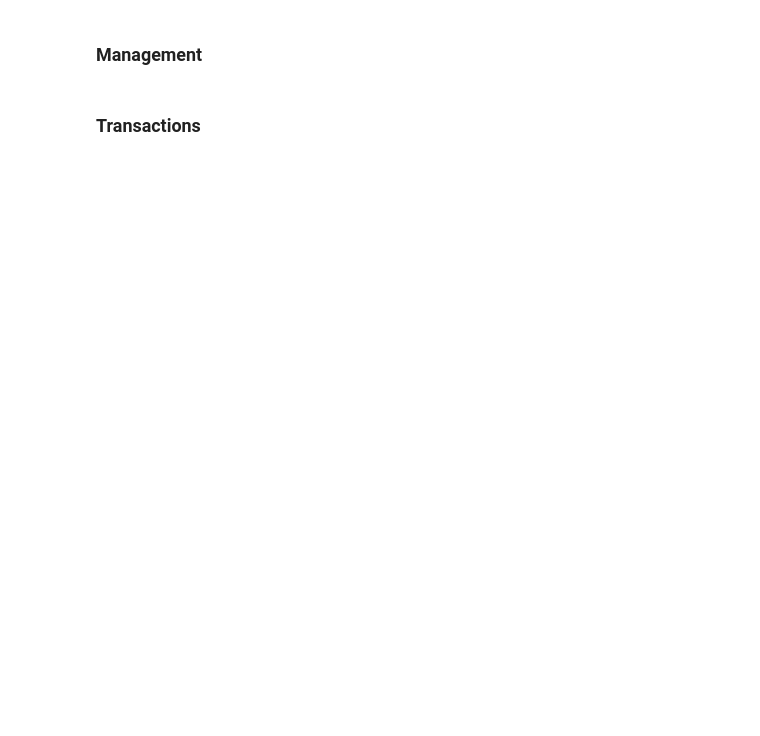
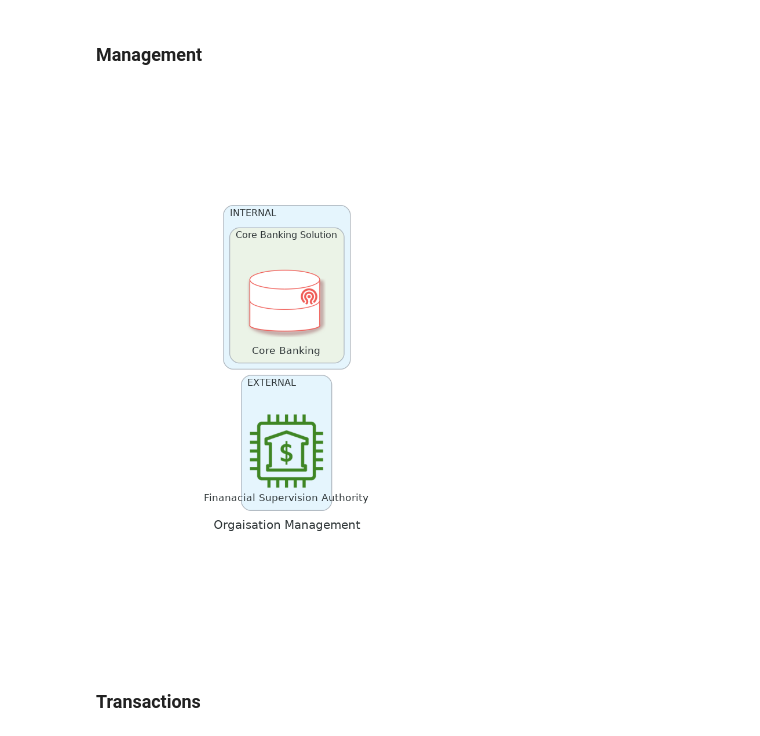
Before and after one commit to kamil1marczak/fintech_arch, a Jupyter notebook: notebooks/new_index.ipynb, the cells around one changed output. Drawn from its saved outputs; the diff is of its cells as text; code cells hidden in the pictures; blank space fills up the shorter version.

```diff
--- a/notebooks/new_index.ipynb
+++ b/notebooks/new_index.ipynb
@@ -298,9 +309,10 @@ display(d_2f)
 # %%
 # import importlib
 # importlib.reload(diagram_gen)
-
-d_management = widgets.interactive_output(diagram_management, {"management": management})
+d_management = Image(filename='./src/management.png')
 display(d_management)
+# %% [output]
+[figure, added]
 # %% [markdown]
 ### Transactions
 # %%
```
Also changed, not shown: parts of 8 cells of this notebook, 8 other files.
